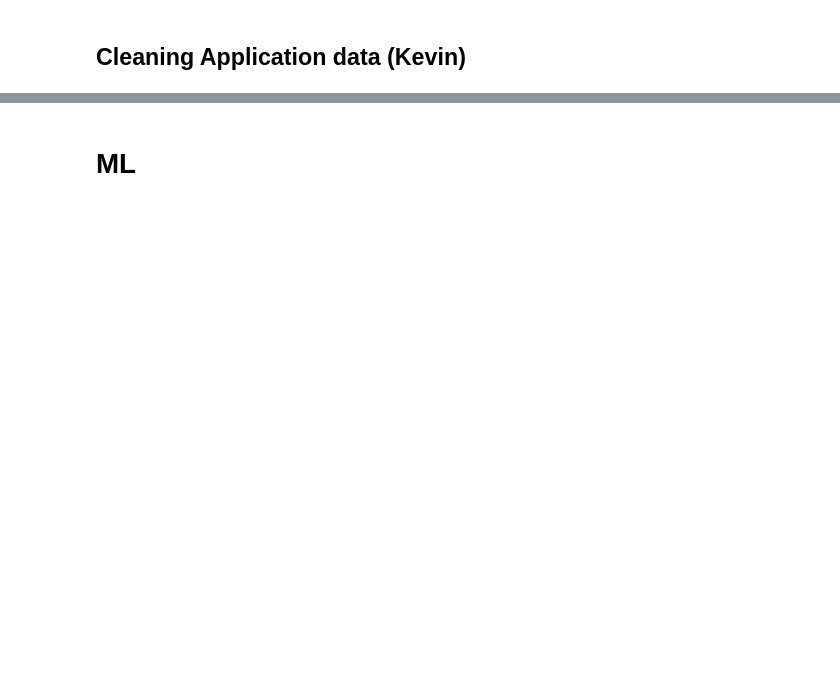
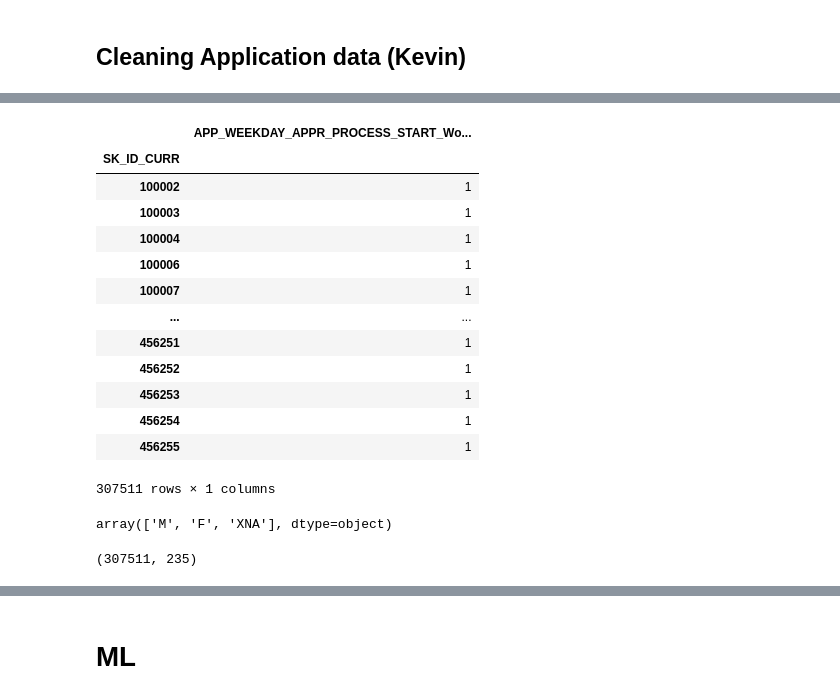
Before and after one commit to kaiwenShen/credit_default_prediction_kaggle, a Jupyter notebook: data_EDA.ipynb, the cells around one changed output, grey strips where cells are left out. Drawn from its saved outputs; the diff is of its cells as text; code cells hidden in the pictures; blank space fills up the shorter version.

```diff
--- a/data_EDA.ipynb
+++ b/data_EDA.ipynb
@@ -506,0 +558,21 @@ previous_application_merging_res.shape
+# %%
+aggregate_workday_weekend(application,'WEEKDAY_APPR_PROCESS_START','APP')
+# %% [output]
+|  | APP_WEEKDAY_APPR_PROCESS_START_Wo... |
+| SK_ID_CURR |  |
+| 100002 | 1 |
+| 100003 | 1 |
+| 100004 | 1 |
+| 100006 | 1 |
+| 100007 | 1 |
+| ... | ... |
+| 456251 | 1 |
+| 456252 | 1 |
+| 456253 | 1 |
+| 456254 | 1 |
+| 456255 | 1 |
+307511 rows × 1 columns
+# %%
+application['CODE_GENDER'].unique()
+# %% [output]
+array(['M', 'F', 'XNA'], dtype=object)
@@ -507 +716,5 @@ previous_application_merging_res.shape
+# %%
+application_merging_res.shape
+# %% [output]
+(307511, 235)
 # %% [markdown]
```
Also changed, not shown: parts of 38 cells of this notebook.
